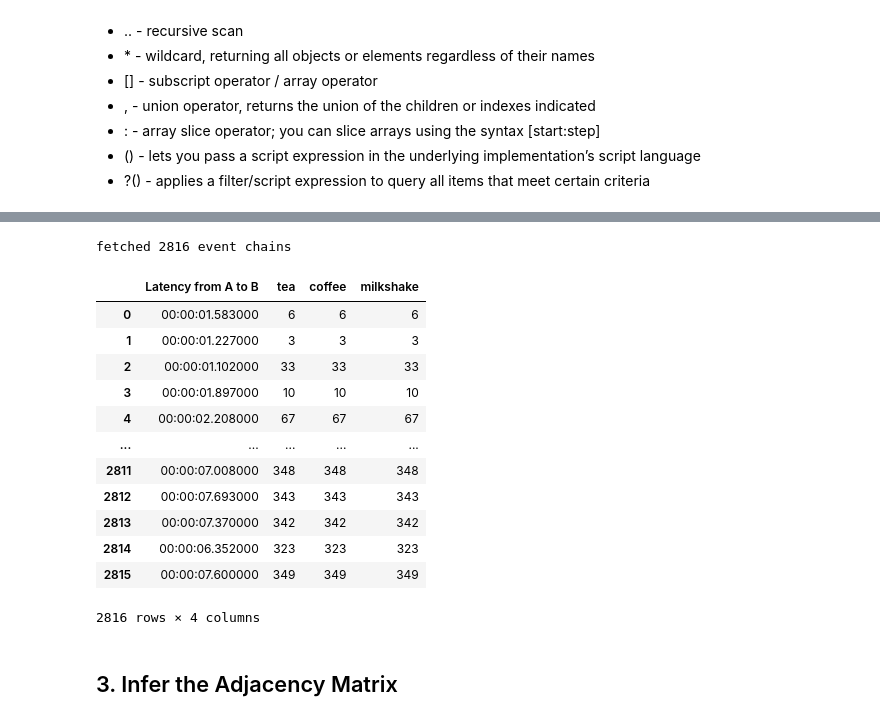
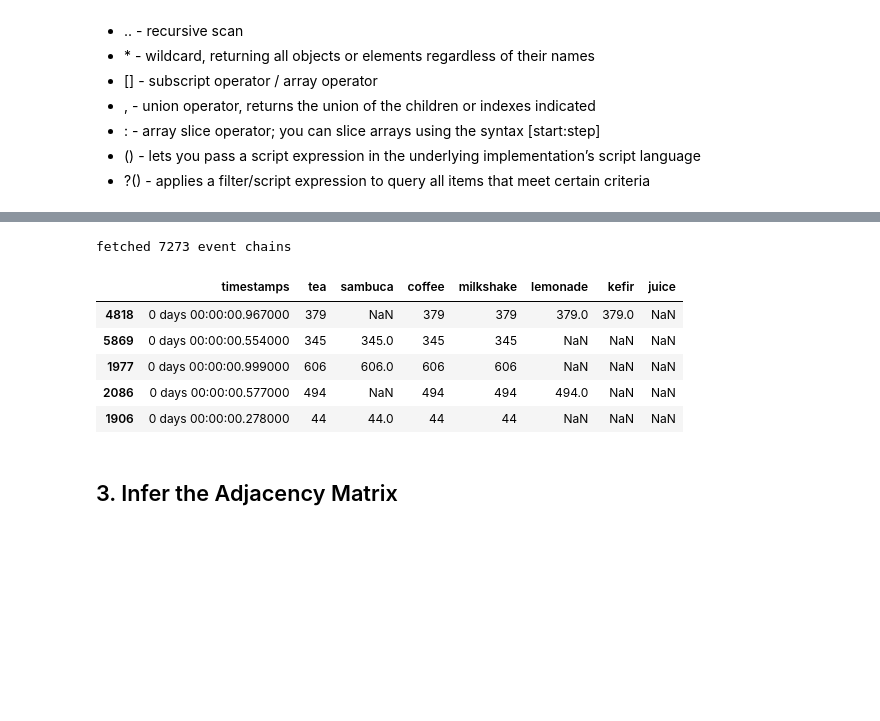
Before and after one commit to benssutton/stunning-couscous, a Jupyter notebook: notebooks/Event Chains Revisited.ipynb, the cells around one changed output, grey strips where cells are left out. Drawn from its saved outputs; the diff is of its cells as text; code cells hidden in the pictures; blank space fills up the shorter version.

```diff
--- a/notebooks/Event Chains Revisited.ipynb
+++ b/notebooks/Event Chains Revisited.ipynb
@@ -241,17 +403,0 @@ for proc, params in proc_params.items():
-# %%
-""" Simulate additional context information
-"""
-context = {}
-for proc, params in proc_params.items():
-    context_items_this_process = []
-    for i in range(NUM_OBSERVATIONS):
-        context_items_this_event = {}
-        try:
-            context_items = params["context"]
-            for item in context_items:
-                context_items_this_event[item]=i
-        except:
-            pass
-        #if len(context_items_this_event) > 0:
-        context_items_this_process.append(context_items_this_event)
-    context[proc] = context_items_this_process
@@ -285,0 +404,7 @@ event_data.shape, event_data.set_index("index").sort_index().reset_index(drop=Tr
+# %%
+simulator = DataSimulator(num_intervals=60)
+events = simulator.generate()[1]
+events_str = json.dumps(events, default=str)
+with open("eventdata.json", "wt") as f:
+    f.write(events_str)
+print(f"{len(events)} events generated")
@@ -451,36 +601,34 @@ for event in events:
 # %%
 #Read the event chain from the stream for processing / monitoring / alerting
 #The most recent x amount of time can be read from the stream
 lookbackperiod_ms = 5 * 60 * 1000   #i.e. 5 mins
 start_timestamp = int(datetime.now().timestamp()) * 1000 - lookbackperiod_ms
 results = r.xrange(name=STREAM_NAME, min=str(start_timestamp)+"-0", max="+")
 event_chain_keys = [r[1]["ecid"] for r in results]
 if len(event_chain_keys) > 0:
     event_chains = r.json().mget(event_chain_keys, "$")
 event_chains = [i[0] for i in event_chains]
 print(f"fetched {len(event_chain_keys)} event chains")
 
 #view latencies from the stream including the combined context etc.
 from_event = "A"
 to_event = "B"
-pd.DataFrame(pd.DataFrame(event_chains)["timestamps"].apply(lambda x: datetime.fromtimestamp((x[to_event] - x[from_event])/1000)).dt.time.rename(f"Latency from {from_event} to {to_event}")).merge(
-            pd.DataFrame(pd.DataFrame(event_chains)["context"].to_list()),\
-            how="left", left_index=True, right_index=True)
+pd.DataFrame(
+    pd.DataFrame(event_chains)["timestamps"].apply(
+        lambda x: pd.to_datetime(x[to_event]) - pd.to_datetime(x[from_event])
+    )
+).merge(
+    pd.DataFrame(pd.DataFrame(event_chains)["context"].to_list()),
+    how="left", left_index=True, right_index=True
+).sample(5)
 # %% [output]
-fetched 2816 event chains
+fetched 7273 event chains
-|  | Latency from A to B | tea | coffee | milkshake |
-| 0 | 00:00:01.583000 | 6 | 6 | 6 |
-| 1 | 00:00:01.227000 | 3 | 3 | 3 |
-| 2 | 00:00:01.102000 | 33 | 33 | 33 |
-| 3 | 00:00:01.897000 | 10 | 10 | 10 |
-| 4 | 00:00:02.208000 | 67 | 67 | 67 |
-| ... | ... | ... | ... | ... |
-| 2811 | 00:00:07.008000 | 348 | 348 | 348 |
-| 2812 | 00:00:07.693000 | 343 | 343 | 343 |
-| 2813 | 00:00:07.370000 | 342 | 342 | 342 |
-| 2814 | 00:00:06.352000 | 323 | 323 | 323 |
-| 2815 | 00:00:07.600000 | 349 | 349 | 349 |
+|  | timestamps | tea | sambuca | coffee | milkshake | lemonade | kefir | juice |
+| 4818 | 0 days 00:00:00.967000 | 379 | NaN | 379 | 379 | 379.0 | 379.0 | NaN |
+| 5869 | 0 days 00:00:00.554000 | 345 | 345.0 | 345 | 345 | NaN | NaN | NaN |
+| 1977 | 0 days 00:00:00.999000 | 606 | 606.0 | 606 | 606 | NaN | NaN | NaN |
+| 2086 | 0 days 00:00:00.577000 | 494 | NaN | 494 | 494 | 494.0 | NaN | NaN |
+| 1906 | 0 days 00:00:00.278000 | 44 | 44.0 | 44 | 44 | NaN | NaN | NaN |
-2816 rows × 4 columns
 # %% [markdown]
 ## 3. Infer the Adjacency Matrix
 # %%
```
Also changed, not shown: parts of 24 cells of this notebook, 3 other files.
